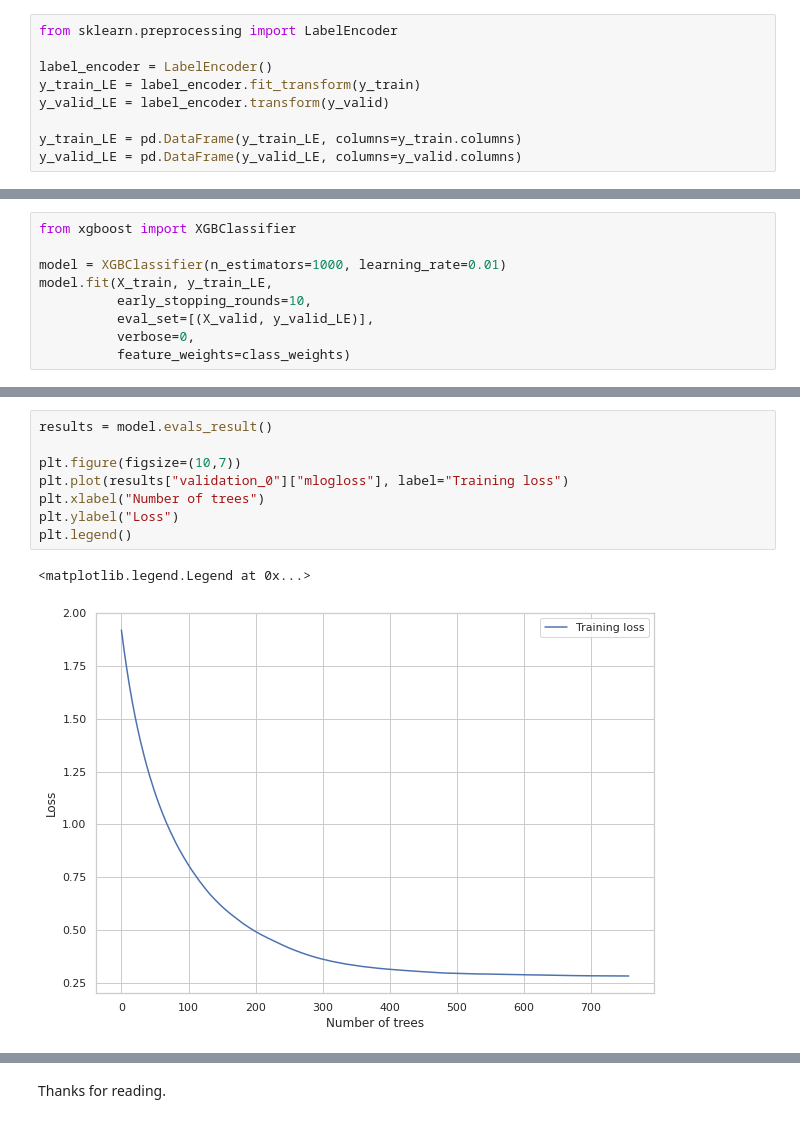
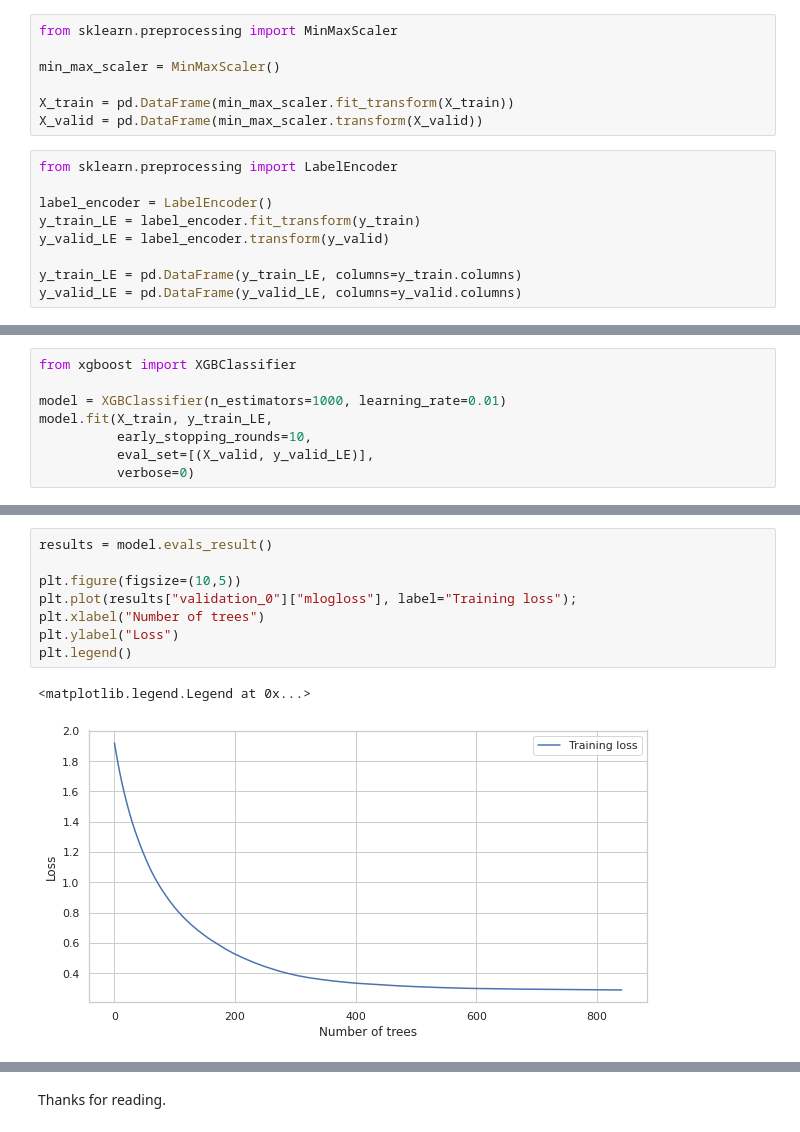
Before and after one commit to mcgmed/Machine-Learning-Projects, a Jupyter notebook: date-fruit-datasets-xgboost-classifier.ipynb, the cells around one changed output, grey strips where cells are left out. Cells and saved outputs as stored; diff of their text form.

```diff
--- a/date-fruit-datasets-xgboost-classifier.ipynb
+++ b/date-fruit-datasets-xgboost-classifier.ipynb
@@ -120,6 +125,13 @@ X = data.drop('Class', axis=1)
 y = pd.DataFrame(data['Class'])
 
 X_train, X_valid, y_train, y_valid = train_test_split(X, y, train_size=0.8, test_size=0.2, shuffle=True, stratify = y)
+# %%
+from sklearn.preprocessing import MinMaxScaler
+
+min_max_scaler = MinMaxScaler()
+
+X_train = pd.DataFrame(min_max_scaler.fit_transform(X_train))
+X_valid = pd.DataFrame(min_max_scaler.transform(X_valid))
 # %%
 from sklearn.preprocessing import LabelEncoder
 
@@ -173,6 +177,5 @@ model = XGBClassifier(n_estimators=1000, learning_rate=0.01)
 model.fit(X_train, y_train_LE,
           early_stopping_rounds=10,
           eval_set=[(X_valid, y_valid_LE)],
-          verbose=0,
-          feature_weights=class_weights)
+          verbose=0)
 # %% [output]
@@ -221,14 +224,14 @@ report_xgb
 # %%
 results = model.evals_result()
 
-plt.figure(figsize=(10,7))
-plt.plot(results["validation_0"]["mlogloss"], label="Training loss")
+plt.figure(figsize=(10,5))
+plt.plot(results["validation_0"]["mlogloss"], label="Training loss");
 plt.xlabel("Number of trees")
 plt.ylabel("Loss")
 plt.legend()
 # %% [output]
 <matplotlib.legend.Legend at 0x...>
-[figure, old version]
+[figure, new version]
 # %%
 from sklearn.metrics import confusion_matrix
 
```
Also changed, not shown: parts of 11 cells of this notebook.
